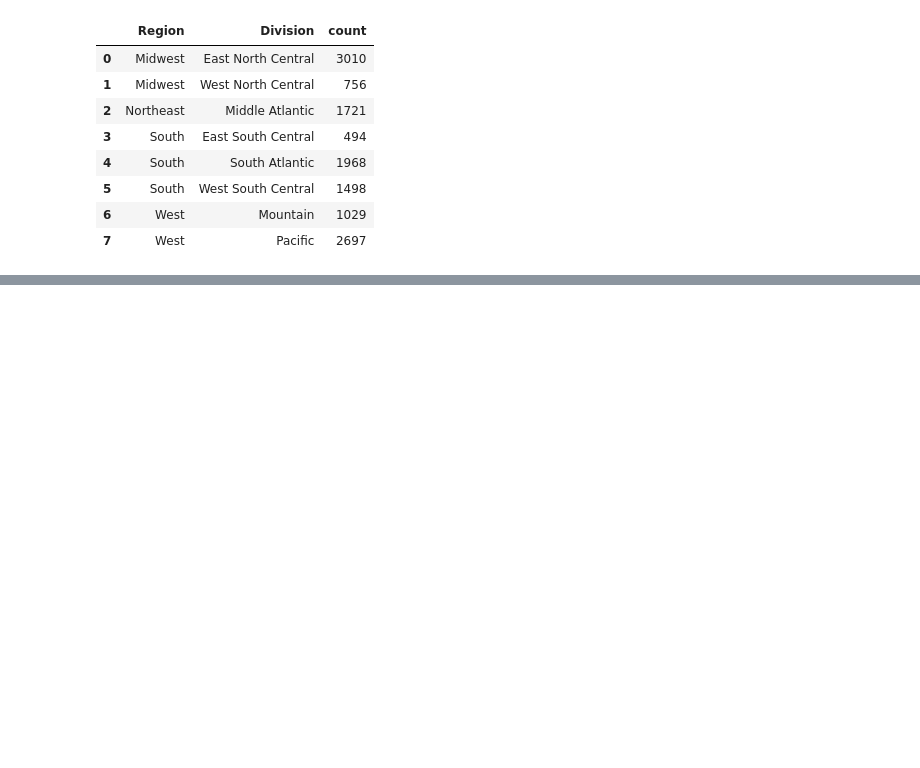
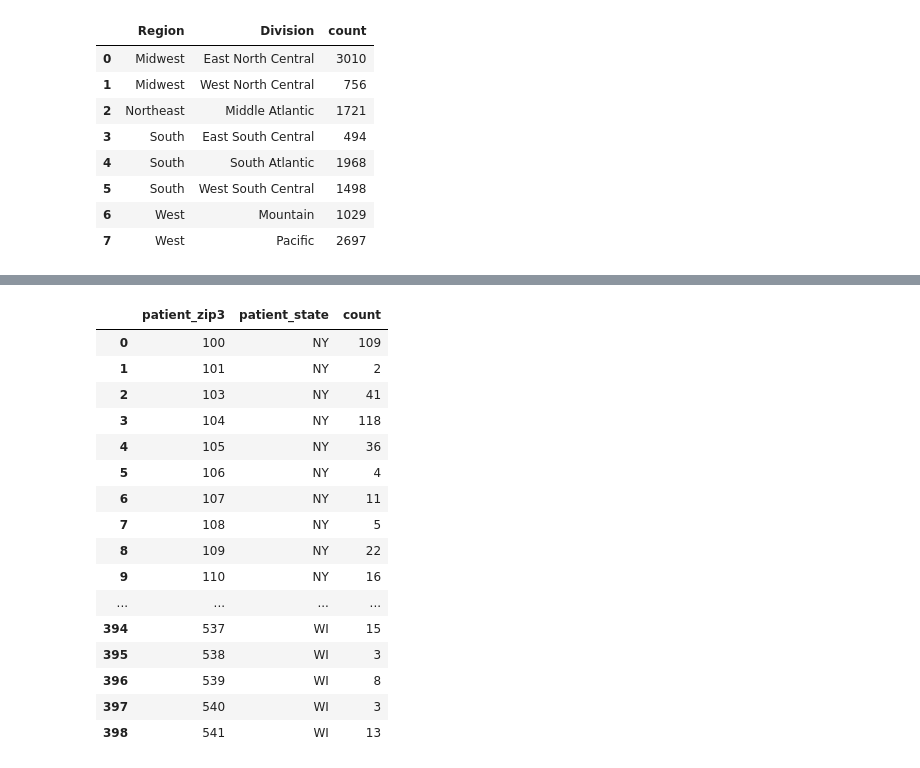
Before and after one commit to Chaitanya-surisetty/DataComp, a Jupyter notebook: TestFile.ipynb, the cells around one changed output, grey strips where cells are left out. Cells and saved outputs as stored; diff of their text form; code cells hidden in the pictures; blank space fills up the shorter version.

```diff
--- a/TestFile.ipynb
+++ b/TestFile.ipynb
@@ -213,0 +229,20 @@ newData.groupby(["patient_state","patient_zip3"]).size().reset_index(name="count
+# %%
+newData.groupby(["patient_zip3","patient_state"]).size().reset_index(name="count")
+# %% [output]
+|  | patient_zip3 | patient_state | count |
+| 0 | 100 | NY | 109 |
+| 1 | 101 | NY | 2 |
+| 2 | 103 | NY | 41 |
+| 3 | 104 | NY | 118 |
+| 4 | 105 | NY | 36 |
+| 5 | 106 | NY | 4 |
+| 6 | 107 | NY | 11 |
+| 7 | 108 | NY | 5 |
+| 8 | 109 | NY | 22 |
+| 9 | 110 | NY | 16 |
+| ... | ... | ... | ... |
+| 394 | 537 | WI | 15 |
+| 395 | 538 | WI | 3 |
+| 396 | 539 | WI | 8 |
+| 397 | 540 | WI | 3 |
+| 398 | 541 | WI | 13 |
```
Also changed, not shown: parts of 12 cells of this notebook.
